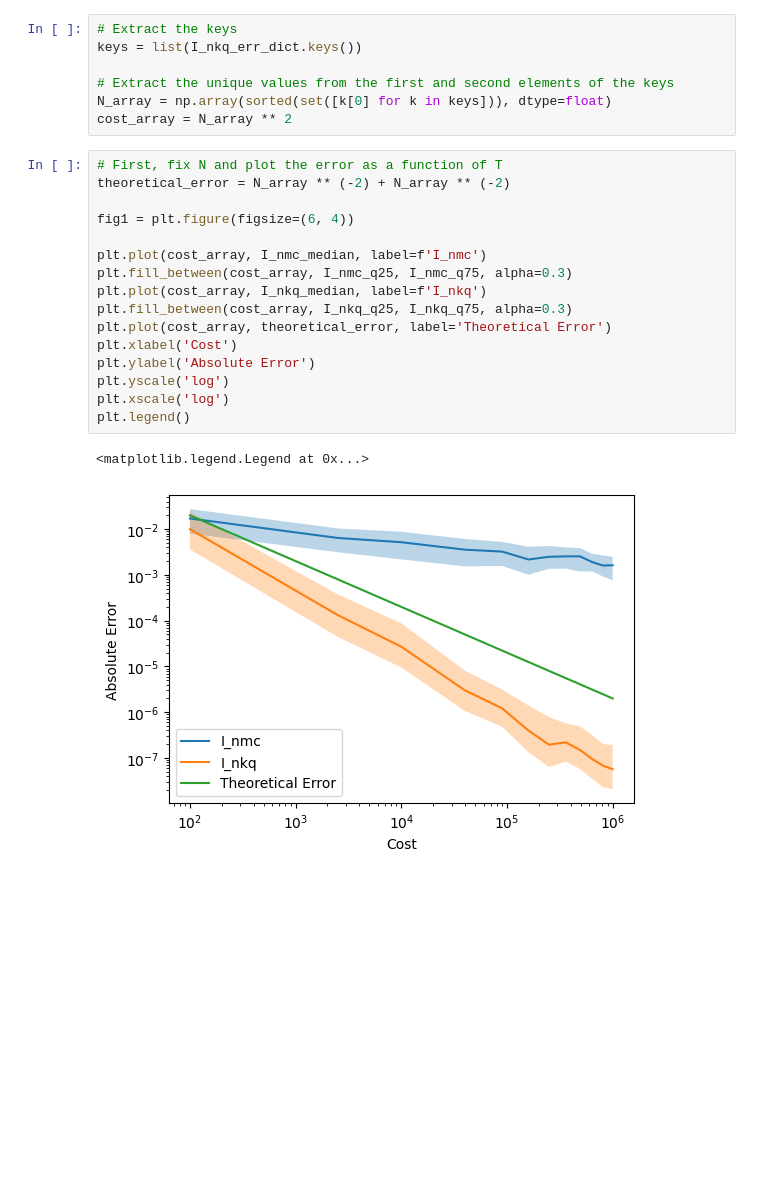
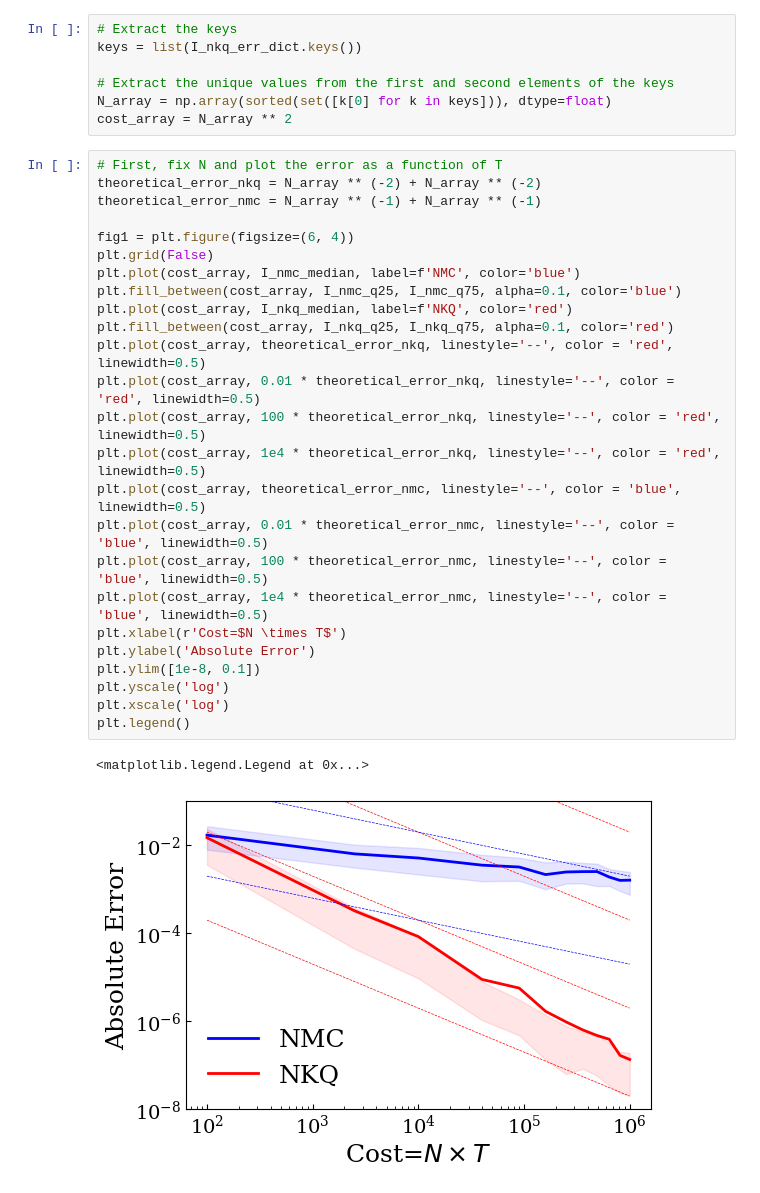
Before and after one commit to hudsonchen/nest_bq, a Jupyter notebook: plotting_notebooks/toy.ipynb, the cells around one changed output. Cells and saved outputs as stored; diff of their text form; blank space fills up the shorter version.

```diff
--- a/plotting_notebooks/toy.ipynb
+++ b/plotting_notebooks/toy.ipynb
@@ -60,20 +60,29 @@ N_array = np.array(sorted(set([k[0] for k in keys])), dtype=float)
 cost_array = N_array ** 2
 # %%
 # First, fix N and plot the error as a function of T
-theoretical_error = N_array ** (-2) + N_array ** (-2)
+theoretical_error_nkq = N_array ** (-2) + N_array ** (-2)
+theoretical_error_nmc = N_array ** (-1) + N_array ** (-1)
 
 fig1 = plt.figure(figsize=(6, 4))
-
-plt.plot(cost_array, I_nmc_median, label=f'I_nmc')
-plt.fill_between(cost_array, I_nmc_q25, I_nmc_q75, alpha=0.3)
-plt.plot(cost_array, I_nkq_median, label=f'I_nkq')
-plt.fill_between(cost_array, I_nkq_q25, I_nkq_q75, alpha=0.3)
-plt.plot(cost_array, theoretical_error, label='Theoretical Error')
-plt.xlabel('Cost')
+plt.grid(False)
+plt.plot(cost_array, I_nmc_median, label=f'NMC', color='blue')
+plt.fill_between(cost_array, I_nmc_q25, I_nmc_q75, alpha=0.1, color='blue')
+plt.plot(cost_array, I_nkq_median, label=f'NKQ', color='red')
+plt.fill_between(cost_array, I_nkq_q25, I_nkq_q75, alpha=0.1, color='red')
+plt.plot(cost_array, theoretical_error_nkq, linestyle='--', color = 'red', linewidth=0.5)
+plt.plot(cost_array, 0.01 * theoretical_error_nkq, linestyle='--', color = 'red', linewidth=0.5)
+plt.plot(cost_array, 100 * theoretical_error_nkq, linestyle='--', color = 'red', linewidth=0.5)
+plt.plot(cost_array, 1e4 * theoretical_error_nkq, linestyle='--', color = 'red', linewidth=0.5)
+plt.plot(cost_array, theoretical_error_nmc, linestyle='--', color = 'blue', linewidth=0.5)
+plt.plot(cost_array, 0.01 * theoretical_error_nmc, linestyle='--', color = 'blue', linewidth=0.5)
+plt.plot(cost_array, 100 * theoretical_error_nmc, linestyle='--', color = 'blue', linewidth=0.5)
+plt.plot(cost_array, 1e4 * theoretical_error_nmc, linestyle='--', color = 'blue', linewidth=0.5)
+plt.xlabel(r'Cost=$N \times T$')
 plt.ylabel('Absolute Error')
+plt.ylim([1e-8, 0.1])
 plt.yscale('log')
 plt.xscale('log')
 plt.legend()
 # %% [output]
 <matplotlib.legend.Legend at 0x...>
-[figure, old version]
+[figure, new version]
```
Also changed, not shown: 6 other files.
